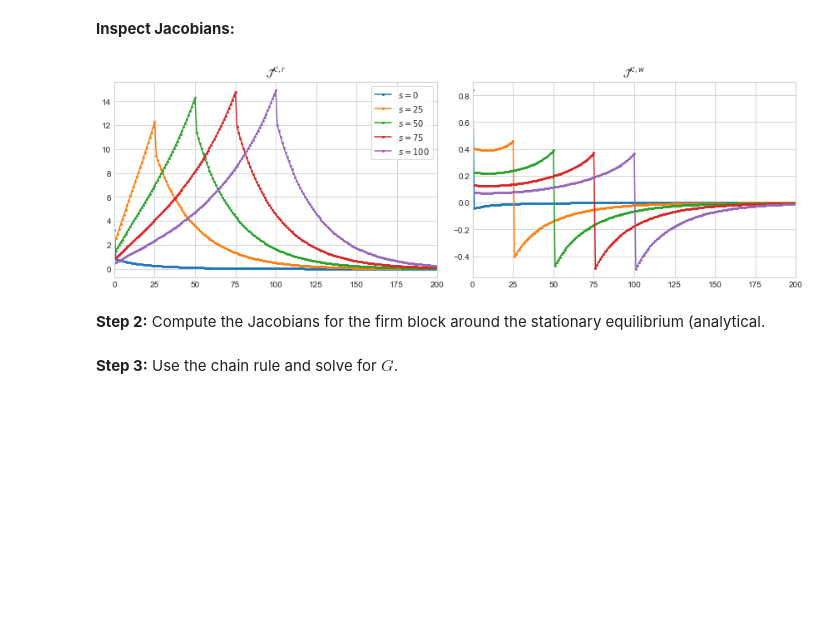
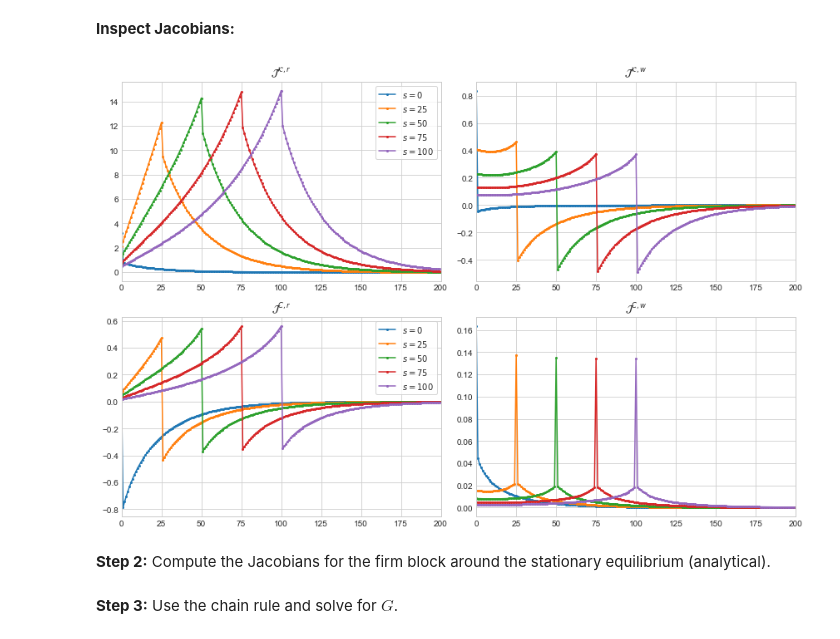
Before and after one commit to NumEconCopenhagen/ConsumptionSavingNotebooks, a Jupyter notebook: 00. DynamicProgramming/05. General Equilibrium.ipynb, the cells around one changed output. Cells and saved outputs as stored; diff of their text form; code cells hidden in the pictures; blank space fills up the shorter version.

Commit message:
Fast computation of Jacobians

```diff
--- a/00. DynamicProgramming/05. General Equilibrium.ipynb
+++ b/00. DynamicProgramming/05. General Equilibrium.ipynb
@@ -360,30 +534,47 @@ model.save()
 # %% [markdown]
 **Inspect Jacobians:**
 # %%
-fig = plt.figure(figsize=(12,4))
+fig = plt.figure(figsize=(12,8))
 T_fig = 200
 
 # curlyK_r
-ax = fig.add_subplot(1,2,1)
+ax = fig.add_subplot(2,2,1)
 for s in [0,25,50,75,100]:
     ax.plot(np.arange(T_fig),sol.jac_curlyK_r[s,:T_fig],'-o',ms=2,label=f'$s={s}$')
 
 ax.legend(frameon=True)
 ax.set_title(r'$\mathcal{J}^{\mathcal{K},r}$')
 ax.set_xlim([0,T_fig])
 
 # curlyK_w
-ax = fig.add_subplot(1,2,2)
+ax = fig.add_subplot(2,2,2)
 for s in [0,25,50,75,100]:
     ax.plot(np.arange(T_fig),sol.jac_curlyK_w[s,:T_fig],'-o',ms=2)
 
 ax.set_title(r'$\mathcal{J}^{\mathcal{K},w}$')
 ax.set_xlim([0,T_fig])
 
+# C_r
+ax = fig.add_subplot(2,2,3)
+for s in [0,25,50,75,100]:
+    ax.plot(np.arange(T_fig),sol.jac_C_r[s,:T_fig],'-o',ms=2,label=f'$s={s}$')
+
+ax.legend(frameon=True)
+ax.set_title(r'$\mathcal{J}^{C,r}$')
+ax.set_xlim([0,T_fig])
+
+# curlyK_w
+ax = fig.add_subplot(2,2,4)
+for s in [0,25,50,75,100]:
+    ax.plot(np.arange(T_fig),sol.jac_C_w[s,:T_fig],'-o',ms=2)
+
+ax.set_title(r'$\mathcal{J}^{C,w}$')
+ax.set_xlim([0,T_fig])
+
 fig.tight_layout()
 fig.savefig('figs/jacobians.pdf')
 # %% [output]
-[figure, old version]
+[figure, new version]
 # %% [markdown]
-**Step 2:** Compute the Jacobians for the firm block around the stationary equilibrium (analytical.
+**Step 2:** Compute the Jacobians for the firm block around the stationary equilibrium (analytical).
 # %%
```
Also changed, not shown: parts of 35 cells of this notebook, 9 other files.
